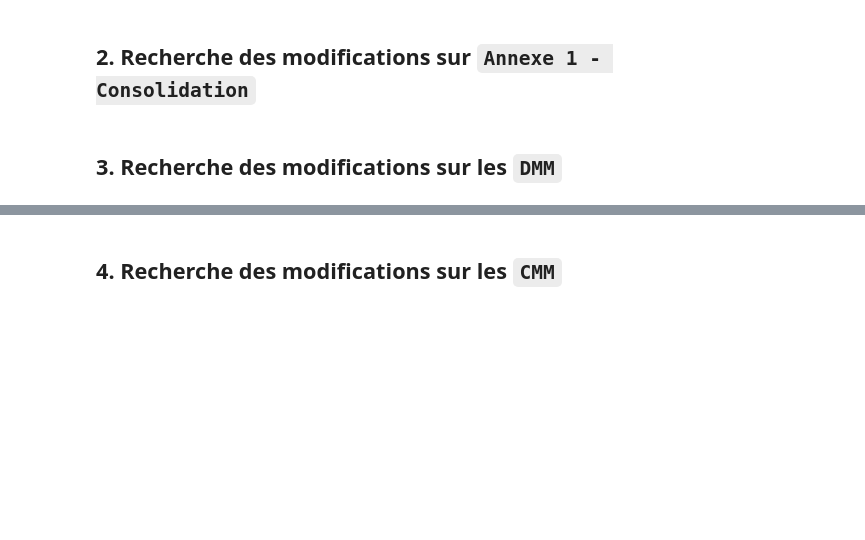
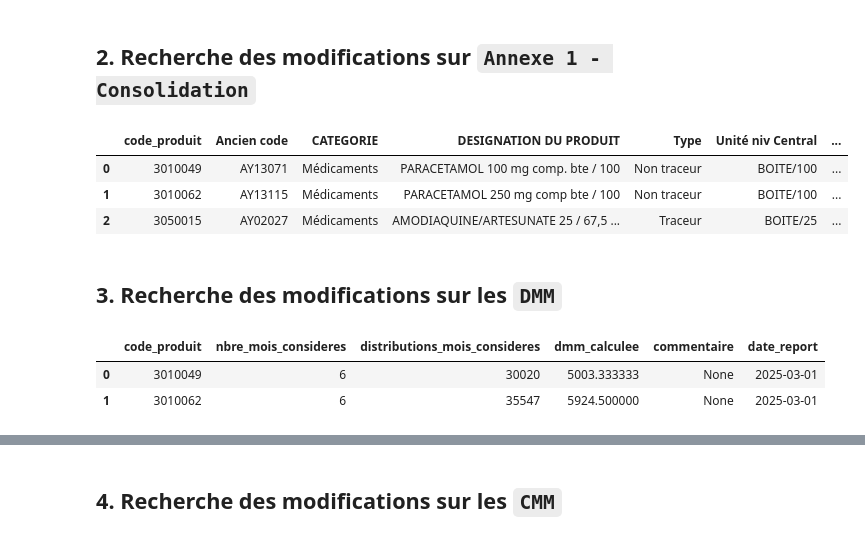
Before and after one commit to aanoble/logistics-stocks, a Jupyter notebook: fichier suivi des stocks/pipelines/actualisation fichier suivi stock.ipynb, the cells around one changed output, grey strips where cells are left out. Drawn from its saved outputs; the diff is of its cells as text; code cells hidden in the pictures; blank space fills up the shorter version.

```diff
--- a/fichier suivi des stocks/pipelines/actualisation fichier suivi stock.ipynb
+++ b/fichier suivi des stocks/pipelines/actualisation fichier suivi stock.ipynb
@@ -319,10 +403,11 @@ del df_pa
 # %% [markdown]
 ## 2. Recherche des modifications sur `Annexe 1 - Consolidation`
 # %%
+# %%script false --no-raise-error
 interface = OpenpyxlInterface(wb=src_wb, use_cache=True)
 interface.clear_cache()
 data_list = []
-for row in src_wb[sheet_annexe_1].iter_rows(min_row=5, max_col=19):
+for row in src_wb[sheet_annexe_1].iter_rows(min_row=5, max_col=20):
     data = []
     for cell in row:
         if gstf.utils.has_formula(cell):
@@ -332,14 +417,20 @@ for row in src_wb[sheet_annexe_1].iter_rows(min_row=5, max_col=19):
             data.append(cell.value)
     data_list.append(data)
 # %%
+# %%script false --no-raise-error
 if data_list:
-    df_annexe = pd.DataFrame(data_list, columns=df_annexe.columns)
+    df_etat_stock = pd.DataFrame(data_list, columns=df_etat_stock.columns)
 
-    df_annexe.fillna(np.nan, inplace=True)
+    df_etat_stock.fillna(np.nan, inplace=True)
 
     del data_list, data, result
 
-df_annexe.head(3)
+df_etat_stock.head(3)
+# %% [output]
+|  | code_produit | Ancien code | CATEGORIE | DESIGNATION DU PRODUIT | Type | Unité niv Central | ... |
+| 0 | 3010049 | AY13071 | Médicaments | PARACETAMOL 100 mg comp. bte / 100 | Non traceur | BOITE/100 | ... |
+| 1 | 3010062 | AY13115 | Médicaments | PARACETAMOL 250 mg comp bte / 100 | Non traceur | BOITE/100 | ... |
+| 2 | 3050015 | AY02027 | Médicaments | AMODIAQUINE/ARTESUNATE 25 / 67,5 ... | Traceur | BOITE/25 | ... |
 # %% [markdown]
 ## 3. Recherche des modifications sur les `DMM`
 # %%
@@ -410,6 +506,10 @@ for row in src_wb[sheet_annexe_1].iter_rows(
 # %%
+# %%script false --no-raise-error
 df_dmm_curent_month = pd.concat(
-    [df_annexe[["code_produit"]], pd.DataFrame(data_list[1:], columns=data_list[0])],
+    [
+        df_etat_stock[["code_produit"]],
+        pd.DataFrame(data_list[1:], columns=data_list[0]),
+    ],
     axis=1,
 ).dropna(how="all")
 
@@ -426,4 +526,8 @@ df_dmm_curent_month.rename(
 )
 
 df_dmm_curent_month.head(2)
+# %% [output]
+|  | code_produit | nbre_mois_consideres | distributions_mois_consideres | dmm_calculee | commentaire | date_report |
+| 0 | 3010049 | 6 | 30020 | 5003.333333 | None | 2025-03-01 |
+| 1 | 3010062 | 6 | 35547 | 5924.500000 | None | 2025-03-01 |
 # %%
```
Also changed, not shown: parts of 101 cells of this notebook, 14 other files.
